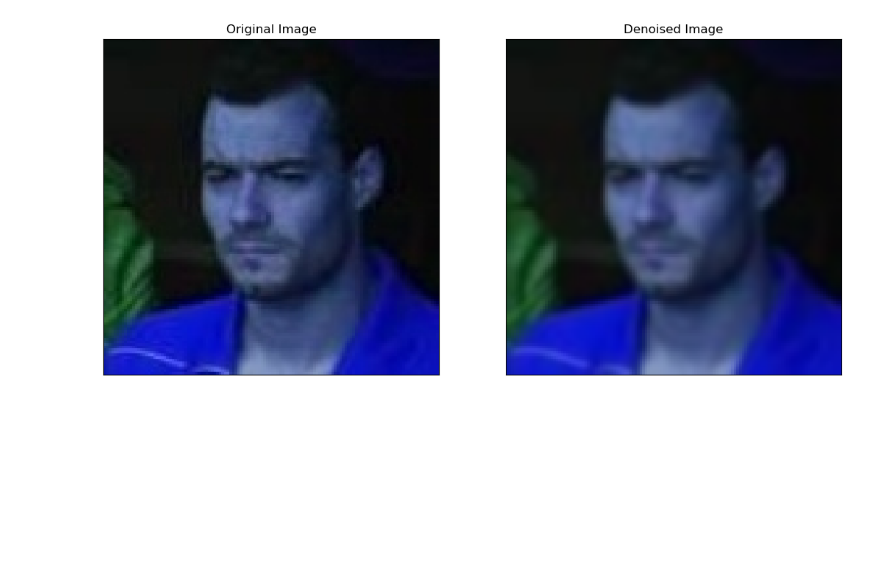
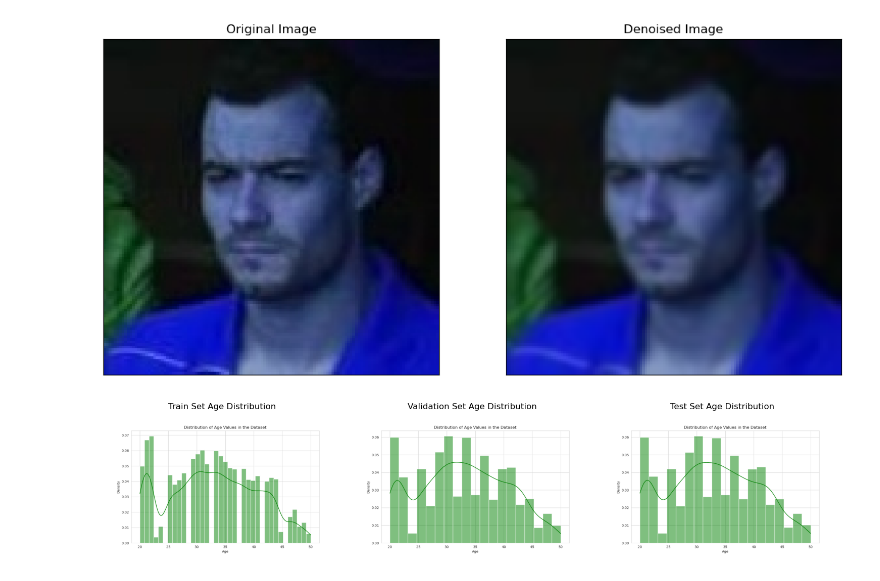
Before and after one commit to KhaingNaing/Age_estimation_CV, a Jupyter notebook: notebooks/data_cleaning.ipynb, the cells around one changed output. Drawn from its saved outputs; the diff is of its cells as text; code cells hidden in the pictures; blank space fills up the shorter version.

```diff
--- a/notebooks/data_cleaning.ipynb
+++ b/notebooks/data_cleaning.ipynb
@@ -134,3 +134,29 @@ for i in range(2):
     plt.xticks([]),plt.yticks([])
 # %% [output]
 [figure]
+# %%
+import matplotlib.pyplot as plt
+import matplotlib.image as mpimg
+
+# Paths to your images
+image_paths = ['/home/norakami/age-prediction/figs/train_set_age_distribution.png',
+               '/home/norakami/age-prediction/figs/valid_set_age_distribution.png',
+               '/home/norakami/age-prediction/figs/test_set_age_distribution.png']
+
+# Load images
+images = [mpimg.imread(image_path) for image_path in image_paths]
+
+# Create a figure and axis
+fig, axes = plt.subplots(1, 3, figsize=(15, 5))  # 1 row, 3 columns
+titles = ['Train Set Age Distribution', 'Validation Set Age Distribution', 'Test Set Age Distribution']
+# Display each image on a subplot
+for ax, img, img_path, title in zip(axes, images, image_paths, titles):
+    ax.imshow(img)
+    ax.set_title(title)  # Optional: set the title to the image path
+    ax.axis('off')  # Hide the axis
+
+# Display the images
+plt.tight_layout()
+plt.show()
+# %% [output]
+[figure, added]
```
Also changed, not shown: 2 other files.
